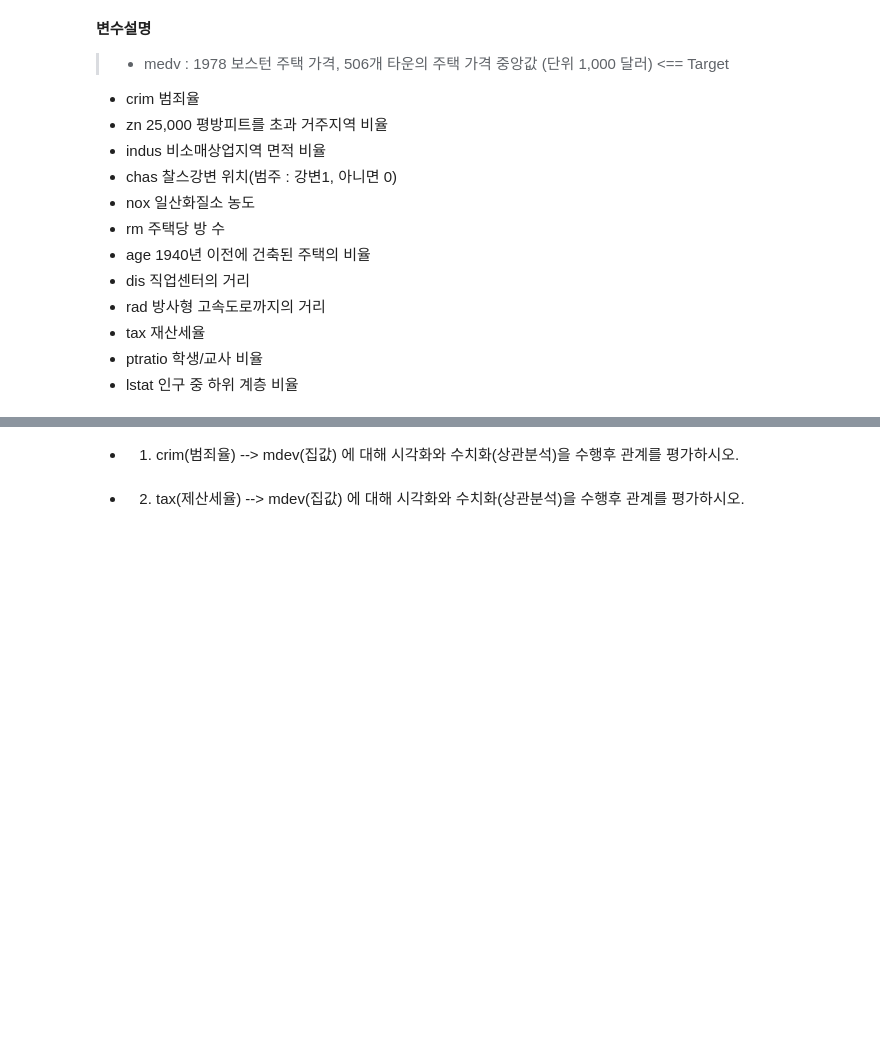
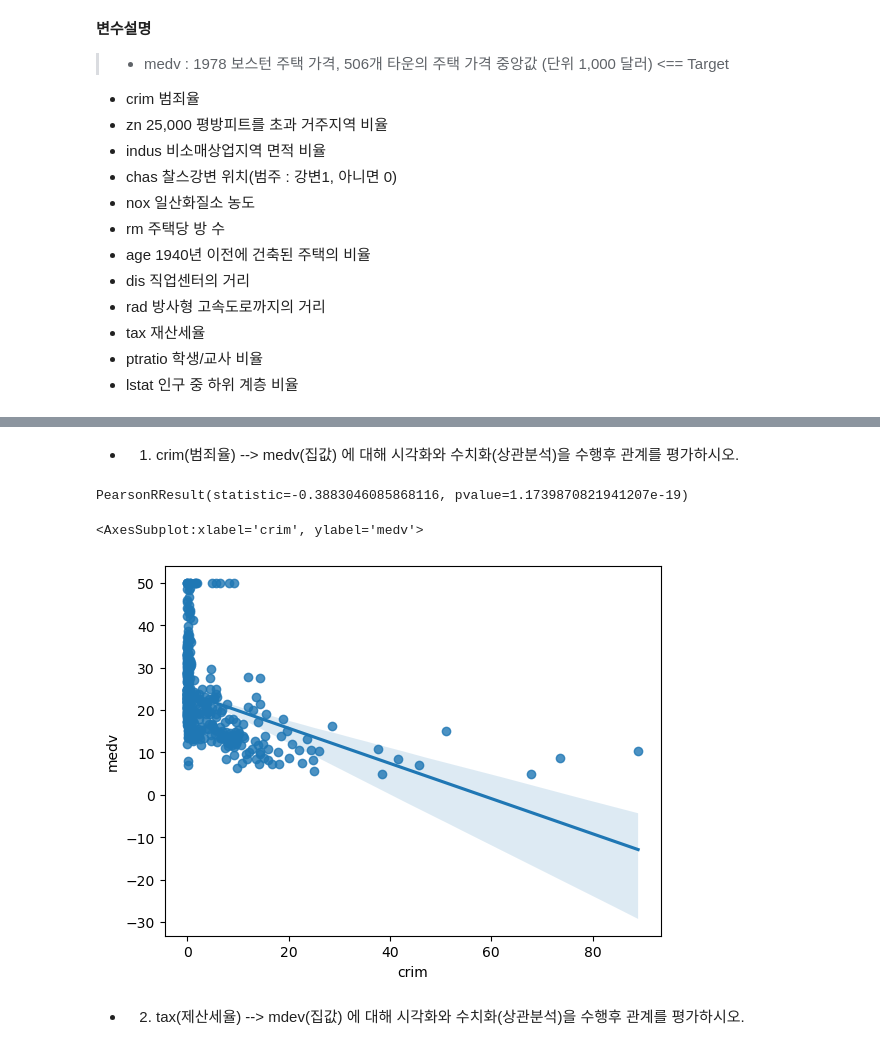
Before and after one commit to Hyunggul/Numpy-Pandas, a Jupyter notebook: 09 - 이변량_숫자 vs 숫자.ipynb, the cells around one changed output, grey strips where cells are left out. Cells and saved outputs as stored; diff of their text form; code cells hidden in the pictures; blank space fills up the shorter version.

```diff
--- a/09 - 이변량_숫자 vs 숫자.ipynb
+++ b/09 - 이변량_숫자 vs 숫자.ipynb
@@ -204,4 +273,12 @@ boston.head()
 # %% [markdown]
-* 1) crim(범죄율) --> mdev(집값) 에 대해 시각화와 수치화(상관분석)을 수행후 관계를 평가하시오.
+* 1) crim(범죄율) --> medv(집값) 에 대해 시각화와 수치화(상관분석)을 수행후 관계를 평가하시오.
+# %%
+print(spst.pearsonr(boston['crim'], boston['medv']))
+print()
+sns.regplot(x = 'crim', y = 'medv', data = boston)
+# %% [output]
+PearsonRResult(statistic=-0.3883046085868116, pvalue=1.1739870821941207e-19)
+<AxesSubplot:xlabel='crim', ylabel='medv'>
+[figure, added]
 # %% [markdown]
 * 2) tax(제산세율) --> mdev(집값) 에 대해 시각화와 수치화(상관분석)을 수행후 관계를 평가하시오.
```
Also changed, not shown: parts of 21 cells of this notebook.
